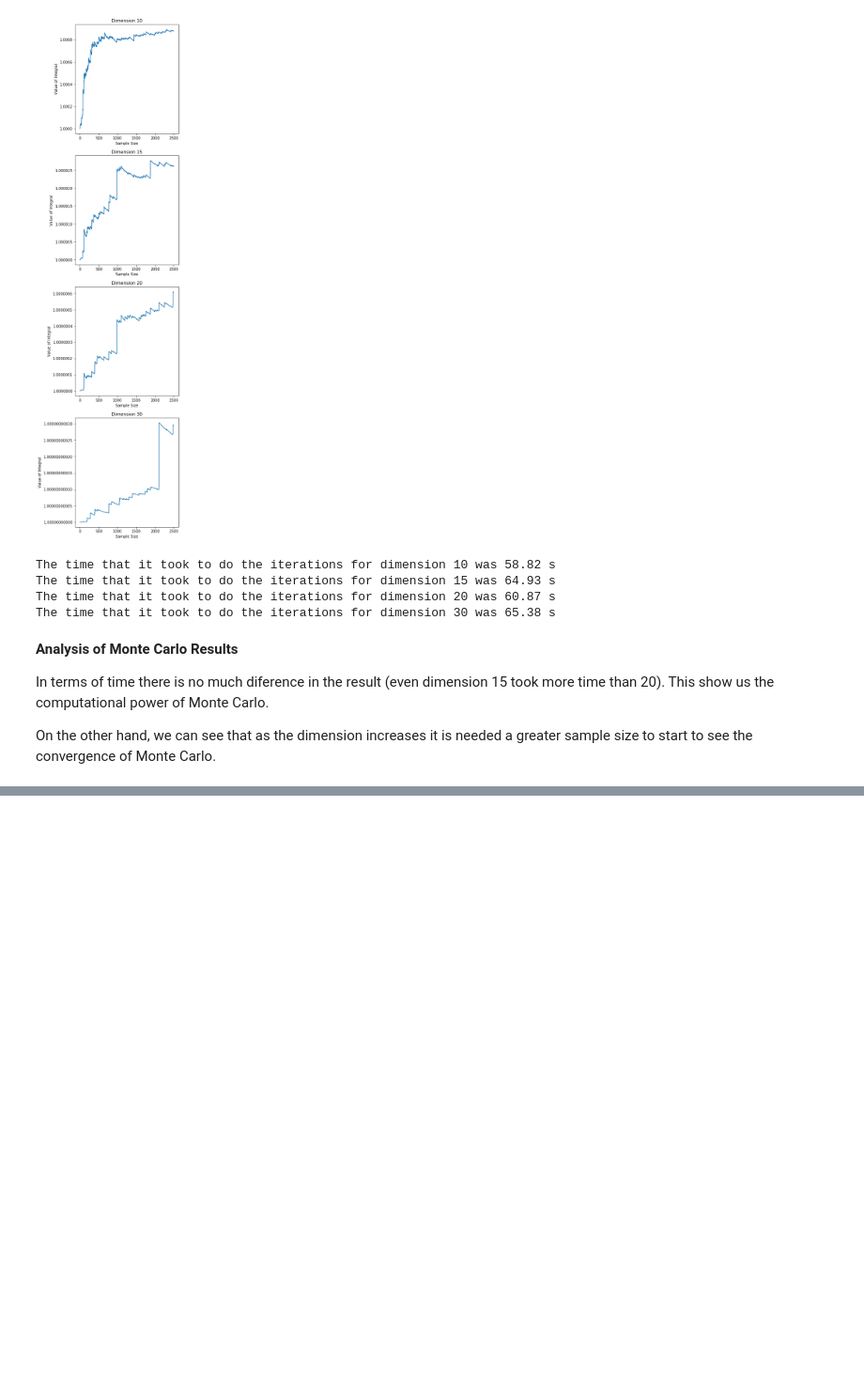
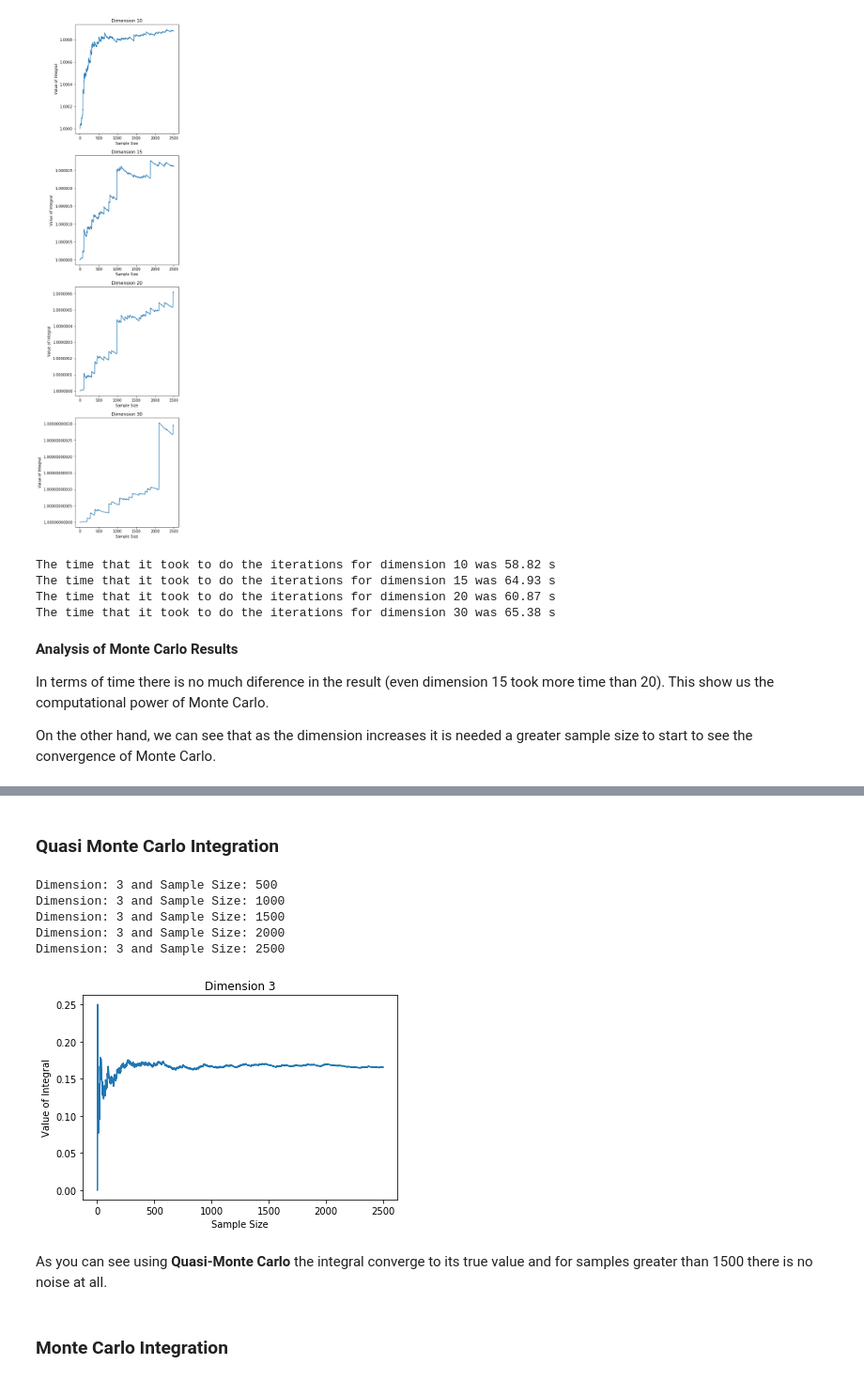
Before and after one commit to juanse1608/Courses, a Jupyter notebook: Jupyters/Notebooks/SC-201901/Integrals-Statistical Computation.ipynb, the cells around one changed output, grey strips where cells are left out. Shown at 94% size. Cells and saved outputs as stored; diff of their text form; code cells hidden in the pictures; blank space fills up the shorter version.

```diff
--- a/Jupyters/Notebooks/SC-201901/Integrals-Statistical Computation.ipynb
+++ b/Jupyters/Notebooks/SC-201901/Integrals-Statistical Computation.ipynb
@@ -265,0 +270,56 @@ On the other hand, we can see that as the dimension increases it is needed a gre
+# %%
+#Let's define the function
+def funcion(x,y,z):
+    if x < y and y < z:
+        return 1
+    else:
+        return 0
+
+def funcion_vectorizada(x,y,z):
+    retorno = []
+    for i in range(len(x)):
+        retorno = np.append(retorno, funcion(x[i], y[i], z[i]))
+    return retorno
+# %% [markdown]
+### Quasi Monte Carlo Integration
+# %%
+time_inicial = time.time()
+dimension = 3
+indice = 2
+value_mc = []
+while indice <= 2500:
+    sample_size = indice
+
+    #Generate the samples in [0,1]^s, it is important to mention that theese samples are easy to generate since
+    #the domain is the cube, so we require a sample in [0,1] for each dimension.
+    generator = ghalton.Halton(dimension)
+    samples = np.array(generator.get(sample_size))
+    samples = pd.DataFrame(samples)
+    #Let's compute the function in the samples
+    integral = np.array(funcion_vectorizada(samples.iloc[:,0], samples.iloc[:,1], samples.iloc[:,2]))
+
+    #Let's compute the mean and so, the Monte Carlo Integration
+    value_mc.append(np.mean(integral))
+    indice += 1
+    if indice%500 == 0:
+        print("Dimension: " + np.str(dimension) + " and Sample Size: " + np.str(indice))
+time_final = time.time() - time_inicial
+# %% [output]
+Dimension: 3 and Sample Size: 500
+Dimension: 3 and Sample Size: 1000
+Dimension: 3 and Sample Size: 1500
+Dimension: 3 and Sample Size: 2000
+Dimension: 3 and Sample Size: 2500
+# %%
+#Let's plot the integral estimated value for each dimension and analyze the results
+plt.plot(np.array(range(2, indice)), value_mc)
+plt.title("Dimension " + np.str(3))
+plt.xlabel('Sample Size')
+plt.ylabel('Value of Integral')
+plt.ticklabel_format(style='plain', useOffset=False)
+# %% [output]
+[figure, added]
+# %% [markdown]
+As you can see using __Quasi-Monte Carlo__ the integral converge to its true value and for samples greater than 1500 there is no noise at all.
+# %% [markdown]
+### Monte Carlo Integration
```
Also changed, not shown: parts of 5 cells of this notebook.
